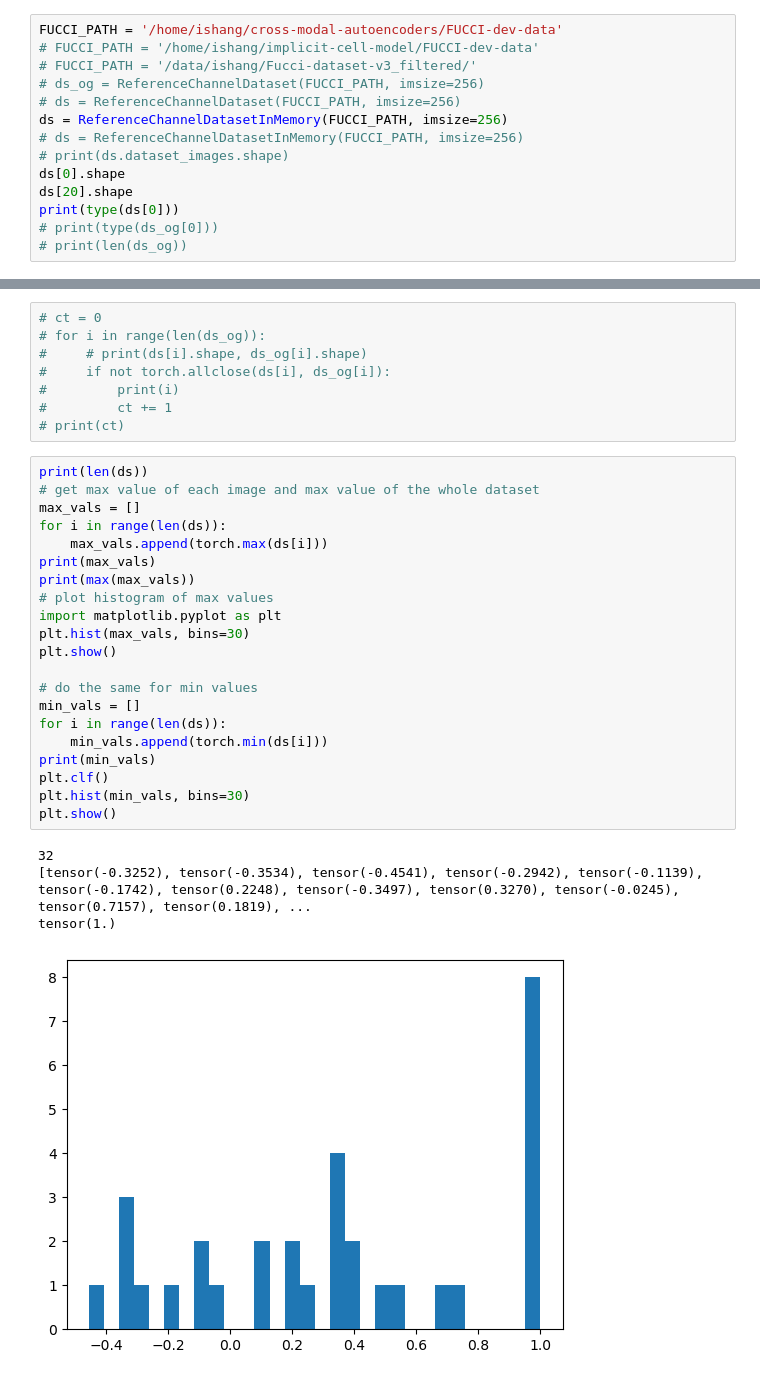
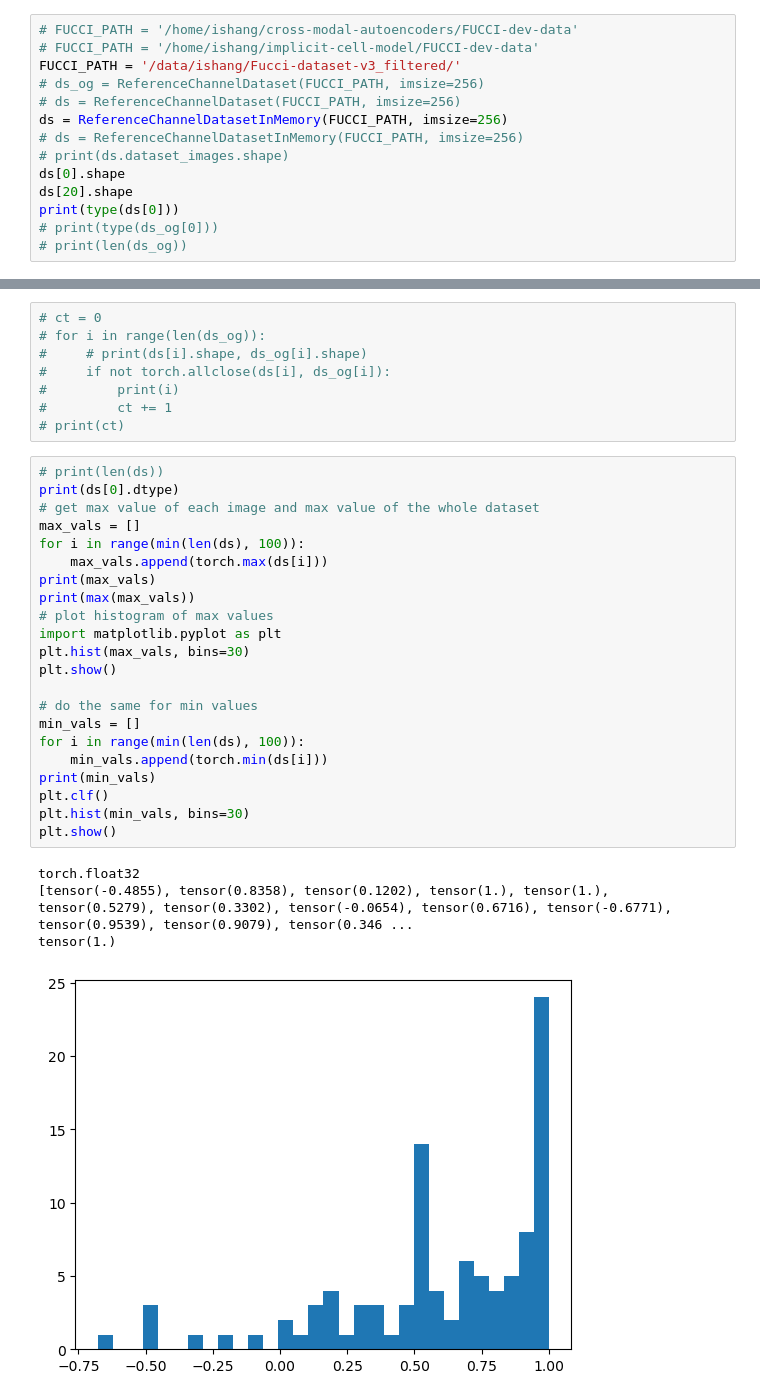
Before and after one commit to ishan-gaur/implicit-cell-model, a Jupyter notebook: dataloader.ipynb, the cells around one changed output, grey strips where cells are left out. Drawn from its saved outputs; the diff is of its cells as text.

```diff
--- a/dataloader.ipynb
+++ b/dataloader.ipynb
@@ -7,9 +7,9 @@ from FUCCIDataset import FUCCIDatasetInMemory, ReferenceChannelDatasetInMemory,
 from LightningModules import FUCCIDataModule
 from microfilm import microplot
 # %%
-FUCCI_PATH = '/home/ishang/cross-modal-autoencoders/FUCCI-dev-data'
+# FUCCI_PATH = '/home/ishang/cross-modal-autoencoders/FUCCI-dev-data'
 # FUCCI_PATH = '/home/ishang/implicit-cell-model/FUCCI-dev-data'
-# FUCCI_PATH = '/data/ishang/Fucci-dataset-v3_filtered/'
+FUCCI_PATH = '/data/ishang/Fucci-dataset-v3_filtered/'
 # ds_og = ReferenceChannelDataset(FUCCI_PATH, imsize=256)
 # ds = ReferenceChannelDataset(FUCCI_PATH, imsize=256)
 ds = ReferenceChannelDatasetInMemory(FUCCI_PATH, imsize=256)
@@ -31,29 +31,30 @@ print(type(ds[0]))
 #         ct += 1
 # print(ct)
 # %%
-print(len(ds))
+# print(len(ds))
+print(ds[0].dtype)
 # get max value of each image and max value of the whole dataset
 max_vals = []
-for i in range(len(ds)):
+for i in range(min(len(ds), 100)):
     max_vals.append(torch.max(ds[i]))
 print(max_vals)
 print(max(max_vals))
 # plot histogram of max values
 import matplotlib.pyplot as plt
 plt.hist(max_vals, bins=30)
 plt.show()
 
 # do the same for min values
 min_vals = []
-for i in range(len(ds)):
+for i in range(min(len(ds), 100)):
     min_vals.append(torch.min(ds[i]))
 print(min_vals)
 plt.clf()
 plt.hist(min_vals, bins=30)
 plt.show()
 # %% [output]
-32
-[tensor(-0.3252), tensor(-0.3534), tensor(-0.4541), tensor(-0.2942), tensor(-0.1139), tensor(-0.1742), tensor(0.2248), tensor(-0.3497), tensor(0.3270), tensor(-0.0245), tensor(0.7157), tensor(0.1819), ...
+torch.float32
+[tensor(-0.4855), tensor(0.8358), tensor(0.1202), tensor(1.), tensor(1.), tensor(0.5279), tensor(0.3302), tensor(-0.0654), tensor(0.6716), tensor(-0.6771), tensor(0.9539), tensor(0.9079), tensor(0.346 ...
 tensor(1.)
-[figure, old version]
+[figure, new version]
 [tensor(-1.), tensor(-1.), tensor(-1.), tensor(-1.), tensor(-1.), tensor(-1.), tensor(-1.), tensor(-1.), tensor(-1.), tensor(-1.), tensor(-1.), tensor(-1.), tensor(-1.), tensor(-1.), tensor(-1.), tens ...
```
Also changed, not shown: parts of 7 cells of this notebook, 1 other file.
